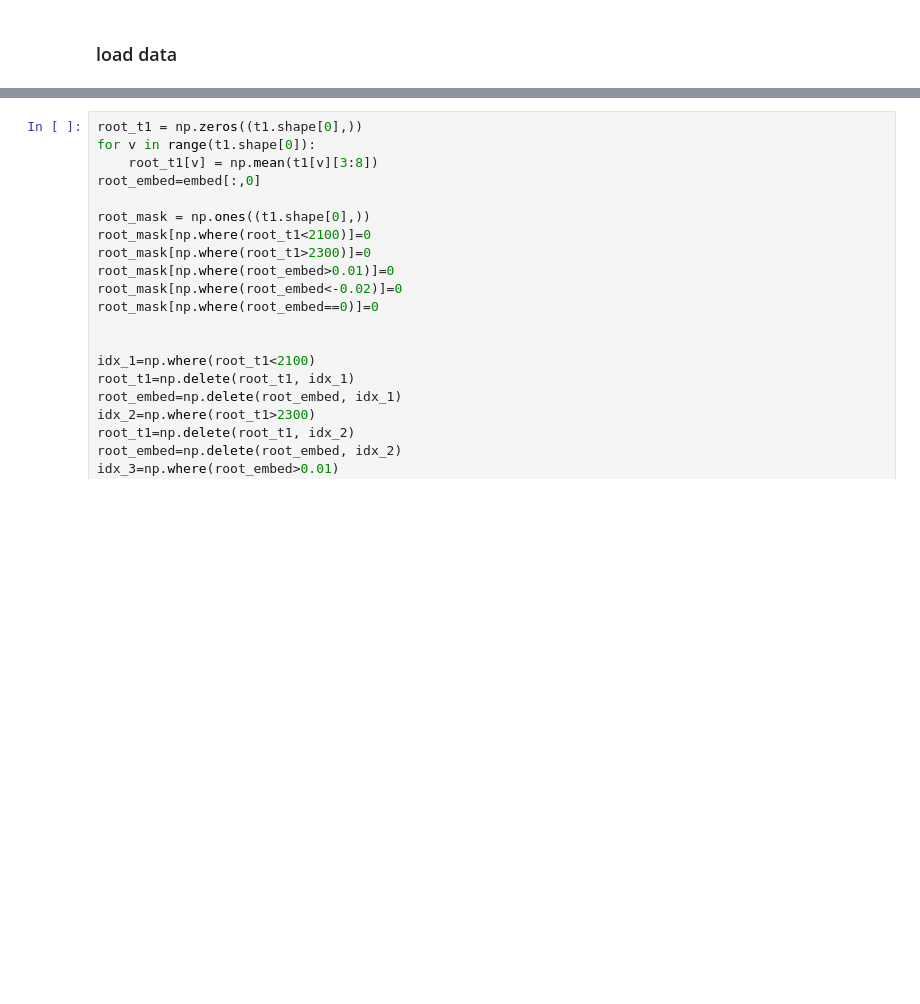
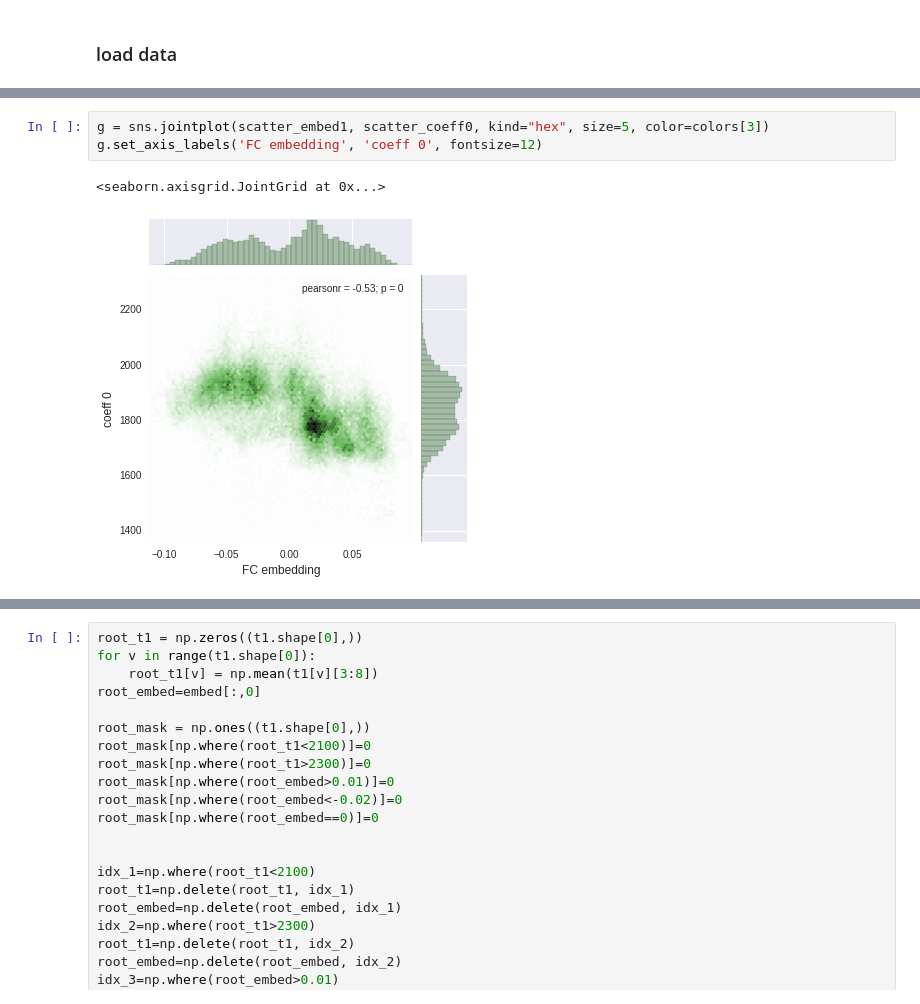
Before and after one commit to juhuntenburg/myelinconnect, a Jupyter notebook: notebooks/t1_vs_embedding.ipynb, the cells around one changed output, grey strips where cells are left out. Cells and saved outputs as stored; diff of their text form; blank space fills up the shorter version.

```diff
--- a/notebooks/t1_vs_embedding.ipynb
+++ b/notebooks/t1_vs_embedding.ipynb
@@ -86,0 +122,6 @@ g.set_axis_labels('1st embedding component', 'Intracortical avg T1', fontsize=26
+# %%
+g = sns.jointplot(scatter_embed1, scatter_coeff0, kind="hex", size=5, color=colors[3])
+g.set_axis_labels('FC embedding', 'coeff 0', fontsize=12)
+# %% [output]
+<seaborn.axisgrid.JointGrid at 0x...>
+[figure, added]
```
Also changed, not shown: parts of 21 cells of this notebook.
